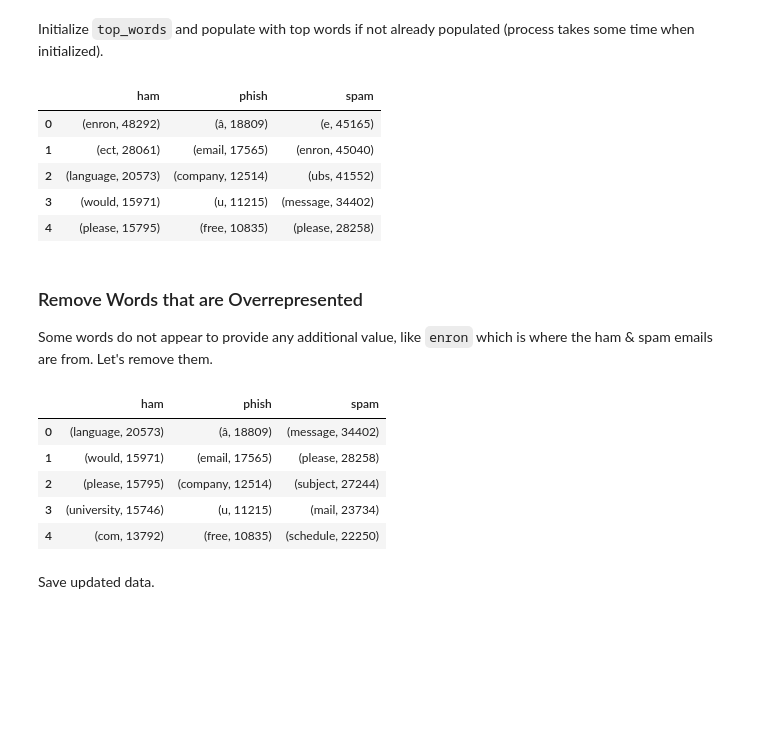
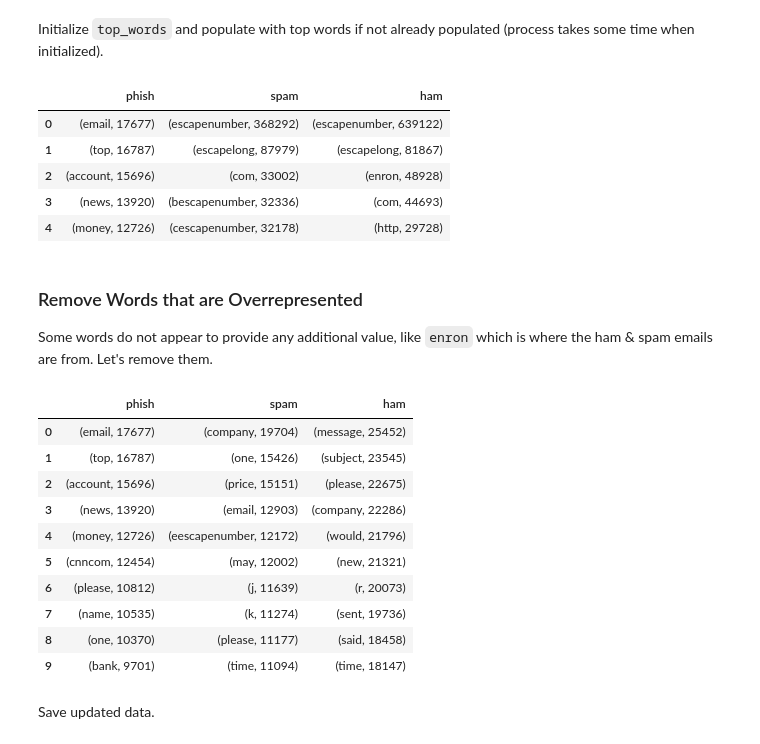
Before and after one commit to Prokope45/PsyberWatch, a Jupyter notebook: 3. Exploratory Analysis.ipynb, the cells around one changed output. Cells and saved outputs as stored; diff of their text form; code cells hidden in the pictures; blank space fills up the shorter version.

```diff
--- a/3. Exploratory Analysis.ipynb
+++ b/3. Exploratory Analysis.ipynb
@@ -63,11 +62,9 @@ balanced_df.rename(columns={"Cleaned Email Text": "Email Text"}, inplace=True)
 
 # Get class counts
 class_counts = balanced_df['Email Type'].value_counts()
-print(class_counts)
 
 # Define target count for majority class after undersampling
-# For example, take the median count to not reduce too much
-target_majority_count = int(class_counts.median())
+target_count = 30000
 
 # Separate by class
 dfs = {}
@@ -79,7 +76,7 @@ majority_class = class_counts.idxmax()
 dfs[majority_class] = resample(
     dfs[majority_class],
     replace=False,
-    n_samples=target_majority_count,
+    n_samples=target_count,
     random_state=42
 )
 
@@ -89,7 +86,7 @@ for cls, df in dfs.items():
         dfs[cls] = resample(
             df,
             replace=True,
-            n_samples=target_majority_count,
+            n_samples=target_count,
             random_state=42
         )
 
@@ -251,37 +243,47 @@ for category in categories:
 
 pd.DataFrame(top_words_clean).head()
 # %% [output]
-|  | ham | phish | spam |
-| 0 | (enron, 48292) | (â, 18809) | (e, 45165) |
-| 1 | (ect, 28061) | (email, 17565) | (enron, 45040) |
-| 2 | (language, 20573) | (company, 12514) | (ubs, 41552) |
-| 3 | (would, 15971) | (u, 11215) | (message, 34402) |
-| 4 | (please, 15795) | (free, 10835) | (please, 28258) |
+|  | phish | spam | ham |
+| 0 | (email, 17677) | (escapenumber, 368292) | (escapenumber, 639122) |
+| 1 | (top, 16787) | (escapelong, 87979) | (escapelong, 81867) |
+| 2 | (account, 15696) | (com, 33002) | (enron, 48928) |
+| 3 | (news, 13920) | (bescapenumber, 32336) | (com, 44693) |
+| 4 | (money, 12726) | (cescapenumber, 32178) | (http, 29728) |
 # %% [markdown]
 ### Remove Words that are Overrepresented
 Some words do not appear to provide any additional value, like `enron` which is where the ham & spam emails are from. Let's remove them.
 # %%
 def remove_words(text, words_to_remove: list[str]):
     """Uses re.sub() to replace all occurrences of words to remove."""
     regex_pattern = r'\b(?:' + '|'.join(words_to_remove) + r')\b'
     return re.sub(regex_pattern, '', str(text), flags=re.IGNORECASE)
 
 balanced_df["Email Text"] = balanced_df["Email Text"].apply(
-    lambda x: remove_words(x, ["enron", "ubs", "etc", "ect", "e", "hou", "ivanhoe"])
+    lambda x: remove_words(
+        x,
+        ["enron", "escapenumber", "escapelong",
+         "bescapenumber", "cescapenumber", "aescapenumber" "eescapenumber",
+         "com", "http", "www", "b", "e"]
+    )
 )
 
 for category in categories:
         words = get_top_words_clean(balanced_df[balanced_df["Email Type"] == category]["Email Text"])
         top_words_clean[category] = words
 
-pd.DataFrame(top_words_clean).head()
+pd.DataFrame(top_words_clean).head(10)
 # %% [output]
-|  | ham | phish | spam |
-| 0 | (language, 20573) | (â, 18809) | (message, 34402) |
-| 1 | (would, 15971) | (email, 17565) | (please, 28258) |
-| 2 | (please, 15795) | (company, 12514) | (subject, 27244) |
-| 3 | (university, 15746) | (u, 11215) | (mail, 23734) |
-| 4 | (com, 13792) | (free, 10835) | (schedule, 22250) |
+|  | phish | spam | ham |
+| 0 | (email, 17677) | (company, 19704) | (message, 25452) |
+| 1 | (top, 16787) | (one, 15426) | (subject, 23545) |
+| 2 | (account, 15696) | (price, 15151) | (please, 22675) |
+| 3 | (news, 13920) | (email, 12903) | (company, 22286) |
+| 4 | (money, 12726) | (eescapenumber, 12172) | (would, 21796) |
+| 5 | (cnncom, 12454) | (may, 12002) | (new, 21321) |
+| 6 | (please, 10812) | (j, 11639) | (r, 20073) |
+| 7 | (name, 10535) | (k, 11274) | (sent, 19736) |
+| 8 | (one, 10370) | (please, 11177) | (said, 18458) |
+| 9 | (bank, 9701) | (time, 11094) | (time, 18147) |
 # %% [markdown]
 Save updated data.
 # %%
```
Also changed, not shown: parts of 14 cells of this notebook, 3 other files.
